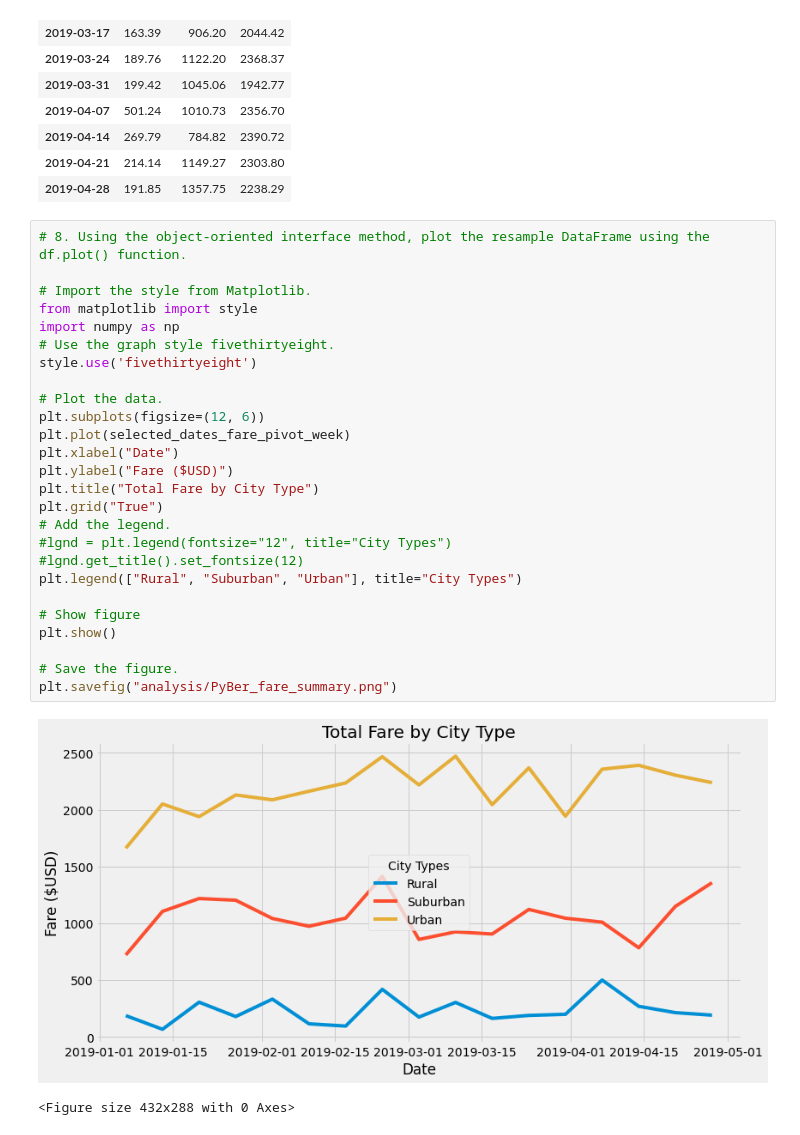
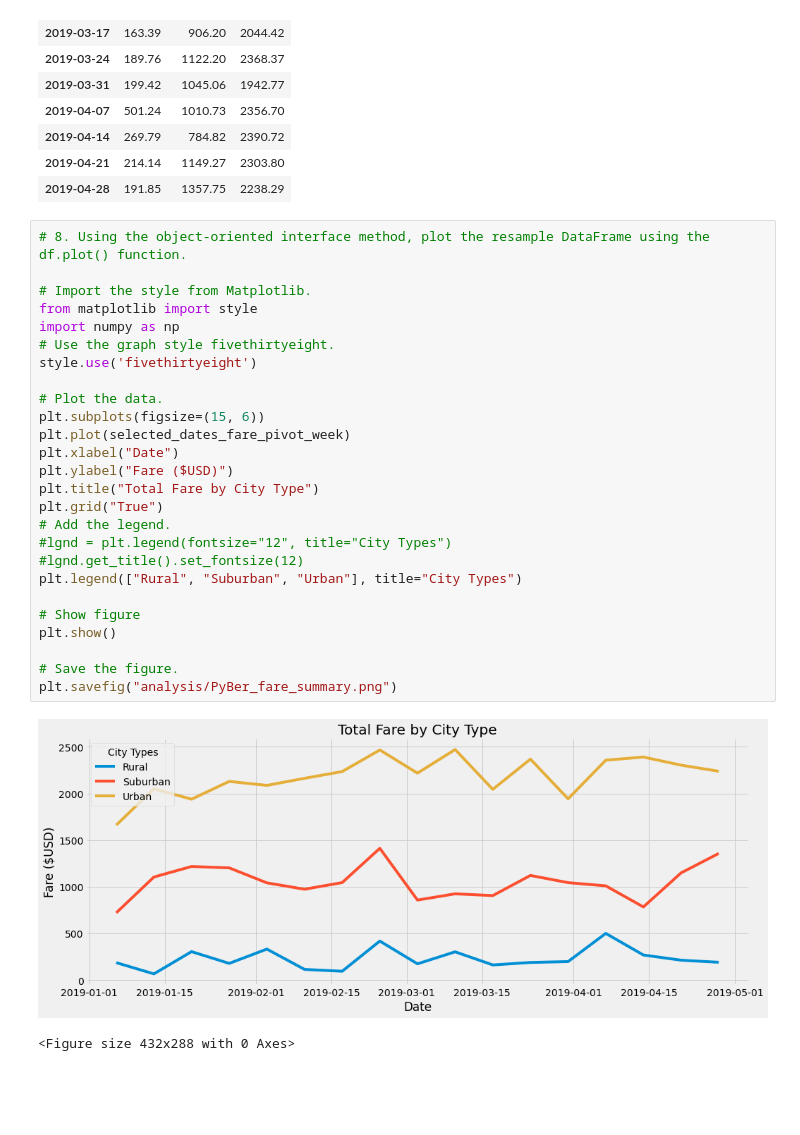
Before and after one commit to chkCreate/PyBer_Analysis, a Jupyter notebook: PyBer_Challenge.ipynb, the cells around one changed output. Cells and saved outputs as stored; diff of their text form; blank space fills up the shorter version.

```diff
--- a/PyBer_Challenge.ipynb
+++ b/PyBer_Challenge.ipynb
@@ -255,29 +255,29 @@ selected_dates_fare_pivot_week
 # %%
 # 8. Using the object-oriented interface method, plot the resample DataFrame using the df.plot() function.
 
 # Import the style from Matplotlib.
 from matplotlib import style
 import numpy as np
 # Use the graph style fivethirtyeight.
 style.use('fivethirtyeight')
 
 # Plot the data.
-plt.subplots(figsize=(12, 6))
+plt.subplots(figsize=(15, 6))
 plt.plot(selected_dates_fare_pivot_week)
 plt.xlabel("Date")
 plt.ylabel("Fare ($USD)")
 plt.title("Total Fare by City Type")
 plt.grid("True")
 # Add the legend.
 #lgnd = plt.legend(fontsize="12", title="City Types")
 #lgnd.get_title().set_fontsize(12)
 plt.legend(["Rural", "Suburban", "Urban"], title="City Types")
 
 # Show figure
 plt.show()
 
 # Save the figure.
 plt.savefig("analysis/PyBer_fare_summary.png")
 # %% [output]
-[figure, old version]
+[figure, new version]
 <Figure size 432x288 with 0 Axes>
```
